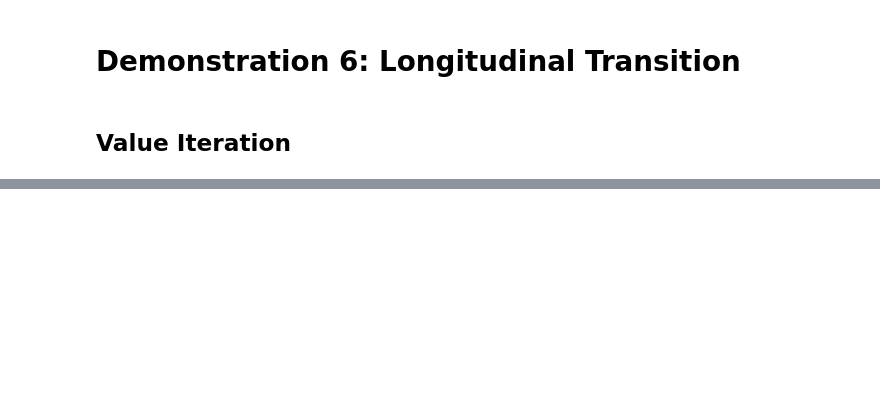
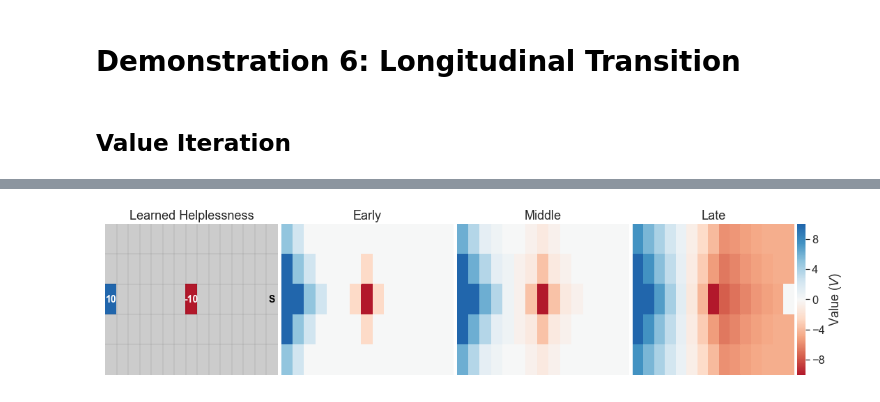
Before and after one commit to ndawlab/seqanx, a Jupyter notebook: 06_Helplessness.ipynb, the cells around one changed output, grey strips where cells are left out. Drawn from its saved outputs; the diff is of its cells as text; code cells hidden in the pictures; blank space fills up the shorter version.

```diff
--- a/06_Helplessness.ipynb
+++ b/06_Helplessness.ipynb
@@ -60,0 +15,85 @@ plt.tight_layout()
+# %%
+from sisyphus.mdp import ValueIteration
+
+#~~~~~~~~~~~~~~~~~~~~~~~~~~~~~~~~~~~~~~~~~~#
+### Define parameters.
+#~~~~~~~~~~~~~~~~~~~~~~~~~~~~~~~~~~~~~~~~~~#
+
+## Simulation parameters.
+beta = 0.5
+gamma = 0.99
+
+#~~~~~~~~~~~~~~~~~~~~~~~~~~~~~~~~~~~~~~~~~~#
+### Value iteration.
+#~~~~~~~~~~~~~~~~~~~~~~~~~~~~~~~~~~~~~~~~~~#
+
+## Initialize environment.
+gym = Helplessness()
+V = np.zeros((3, gym.n_states), dtype=float)
+
+## Early iterations.
+qvi = ValueIteration(policy='betamax', gamma=gamma, beta=beta, max_iter=3)
+qvi = qvi.fit(gym, verbose=False)
+V[0] = qvi.V.copy()
+
+## Middle iterations.
+qvi = ValueIteration(policy='betamax', gamma=gamma, beta=beta, max_iter=5)
+qvi = qvi.fit(gym, verbose=False)
+V[1] = qvi.V.copy()
+
+## Converged.
+qvi = ValueIteration(policy='betamax', gamma=gamma, beta=beta, max_iter=100)
+qvi = qvi.fit(gym, verbose=False)
+V[2] = qvi.V.copy()
+
+## Fill in terminal states.
+V[:,gym.terminal] = [10,-10,0]
+V = V.reshape((3,*gym.shape))
+
+from palettable.colorbrewer.diverging import RdBu_9 as palette
+
+#~~~~~~~~~~~~~~~~~~~~~~~~~~~~~~~~~~~~~~~~~~#
+### Plotting.
+#~~~~~~~~~~~~~~~~~~~~~~~~~~~~~~~~~~~~~~~~~~#
+
+## Initialize figure.
+fig = plt.figure(figsize=(15,3.5))
+cmap = palette.get_mpl_colormap()
+colors = palette.hex_colors
+
+## Initialize plots and divider.
+gs = gridspec.GridSpec(1,4)
+gs.update(left=0.01, right=0.94, bottom=0.04, top=0.9, hspace=0, wspace=0.02)
+
+## Plot environment.
+ax = plt.subplot(gs[0])
+ax = gym.plot_lh(reward_color=colors[-1], shock_color=colors[0], ax=ax,
+                 annot_kws=dict(fontsize=14,fontweight='semibold',color='w'))
+
+## Plot best-case learning (beta = 1).
+ax = plt.subplot(gs[1])
+sns.heatmap(V[0], cmap=cmap, center=0, vmin=-10, vmax=10, cbar=False,
+            xticklabels=[], yticklabels=[], ax=ax)
+ax.set_title(r'Early')
+
+## Plot random learning (beta = 0.5).
+ax = plt.subplot(gs[2])
+sns.heatmap(V[1], cmap=cmap, center=0, vmin=-10, vmax=10, cbar=False,
+            xticklabels=[], yticklabels=[], ax=ax)
+ax.set_title(r'Middle')
+
+## Plot worst-case learning (beta = 0.0).
+ax = plt.subplot(gs[3])
+divider = make_axes_locatable(ax)
+cax = divider.append_axes("right", size="5%", pad=0.05)
+sns.heatmap(V[2], cmap=cmap, center=0, vmin=-10, vmax=10, cbar=True,
+            xticklabels=[], yticklabels=[], ax=ax, cbar_ax=cax)
+ax.set_title(r'Late')
+
+## Update colorbar.
+cbar = ax.collections[0].colorbar
+cbar.set_label(r'Value ($V$)')
+
+plt.savefig('figures/06_lh.png', dpi=180)
+# %% [output]
+[figure, added]
```
Also changed, not shown: parts of 3 cells of this notebook, 21 other files.
